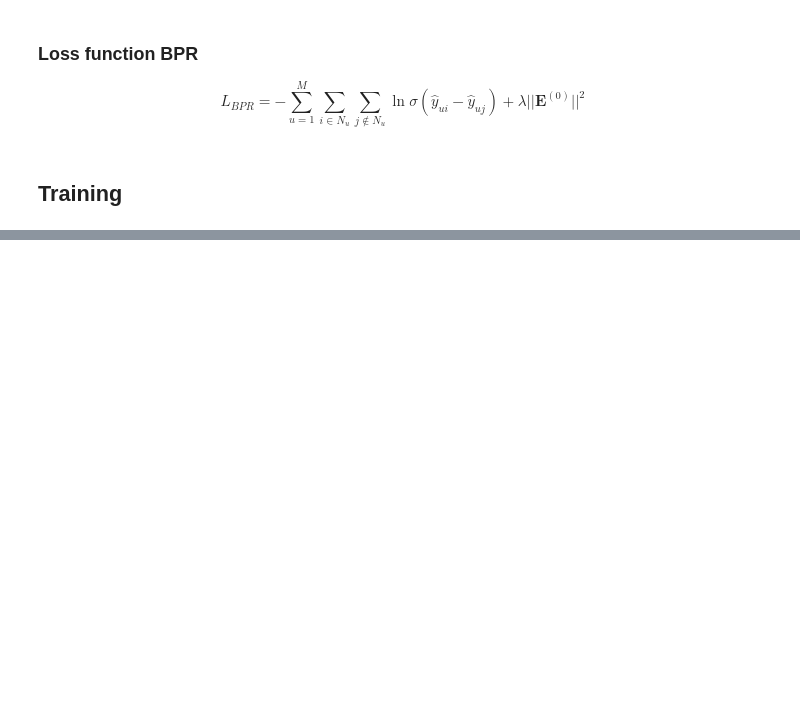
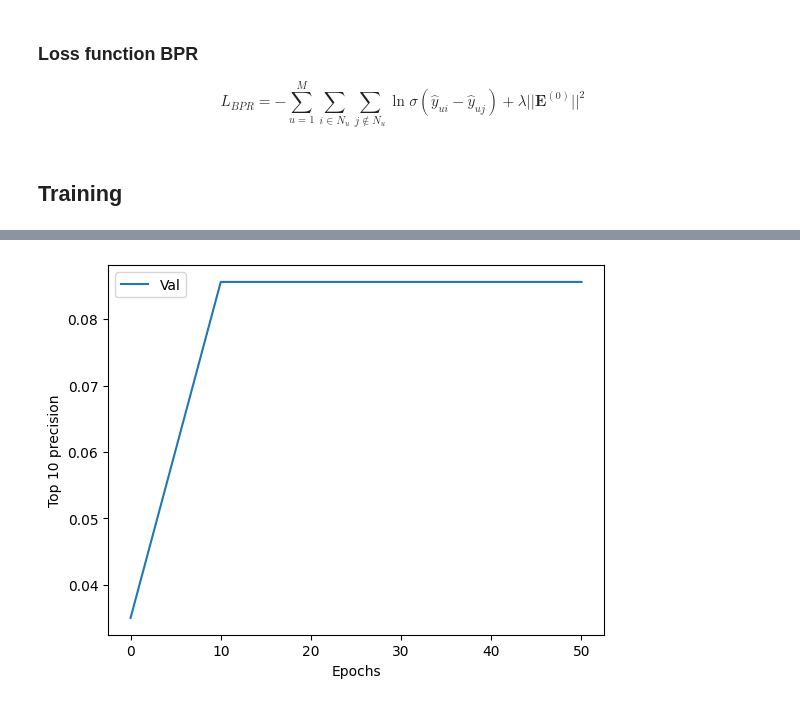
Before and after one commit to hung20gg/recommend-gnn, a Jupyter notebook: colaborative/LightGCN.ipynb, the cells around one changed output, grey strips where cells are left out. Saved outputs shown, nothing was run; the diff lists cells and outputs as text; code cells hidden in the pictures; blank space fills up the shorter version.

```diff
--- a/colaborative/LightGCN.ipynb
+++ b/colaborative/LightGCN.ipynb
@@ -49,15 +49,15 @@ from torch_geometric.typing import Adj
 Some config for the dataset
 # %%
 config_dict = {
-    "sample_per_user":500,
-    "num_user":200,
+    "sample_per_user":400,
+    "num_user":500,
 
-    "epochs": 10000,
+    "epochs": 100,
     "batch_size": 256,
-    "lr": 0.001,
+    "lr": 0.0005,
     "weight_decay": 0.05,
 
-    "embedding_size": 128,
+    "embedding_size": 64,
     "num_layers": 8,
     "K": 10,
     "mf_rank": 8,
@@ -226,7 +226,7 @@ indices_val_item = np.random.randint(0, num_items, num_val_show)
 train_mask = torch.ones(num_users, num_items, dtype=torch.bool)
 train_mask[indices_user, indices_item] = False
 
-val_mask = train_mask.clone()
+val_mask = torch.zeros(num_users, num_items, dtype=torch.bool)
 val_mask[indices_val_user, indices_val_item] = True
 
 test_mask = torch.ones_like(train_mask)
@@ -523,7 +523,7 @@ all_users = torch.linspace(start=0, end=n_users - 1, steps=n_users).long()
 for epoch in range(epochs):
     lightGCN.train()
     loss_sum = 0
-    for batch in train_dataloader:
+    for batch in tqdm(train_dataloader, desc="Training epoch "+str(epoch)):
         optimizer.zero_grad()
 
         user = batch[:,0:1]
@@ -543,7 +543,7 @@ for epoch in range(epochs):
     # precisions = 0
     # recalls = 0
 
-    if epoch % 20 == 0:
+    if epoch % 10 == 0:
         with torch.no_grad():
             all_guess = getUsersRating(lightGCN, all_users, data)
             users_index = samples_val[:,0]
@@ -571,5 +571,5 @@ for epoch in range(epochs):
             num_users = len(user_indices.unique())
             loss_test/=len(val_dataloader)
 
-            print(f"Epoch {epoch} BPR_train Loss: {loss_sum},\n Validation: \n BPR_val Loss: {loss_test} TopK Precision: {round(float(precision),6)}, TopK Recall: {round(float(recall),6)}")
+            print(f"Epoch {epoch} BPR_train Loss: {loss_sum},\n Validation: BPR_val Loss: {loss_test} TopK Precision: {round(float(precision),6)}, TopK Recall: {round(float(recall),6)}")
 # %% [output]
@@ -588,8 +589,10 @@ Epoch 60 BPR_train Loss: 0.693147301369006,
 # %%
-plt.plot(epochs_tracked, [precision for precision, _ in val_topks],
+plt.plot([0,10,20,30,40,50], [precision.item() for precision, _ in val_topks],
          label="Val")
 plt.ylabel(f"Top {K} precision")
 plt.xlabel("Epochs")
 plt.legend()
 plt.show()
+# %% [output]
+[figure, added]
 # %%
```
Also changed, not shown: parts of 7 cells of this notebook, 2 other files.
